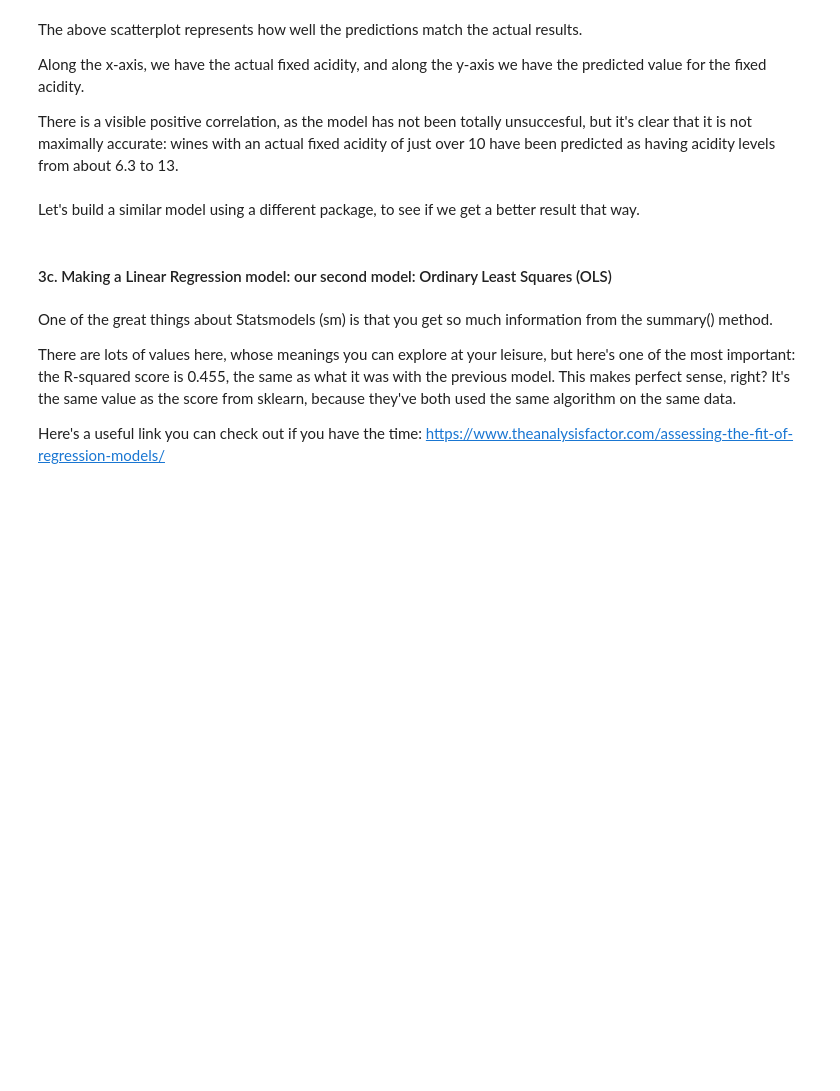
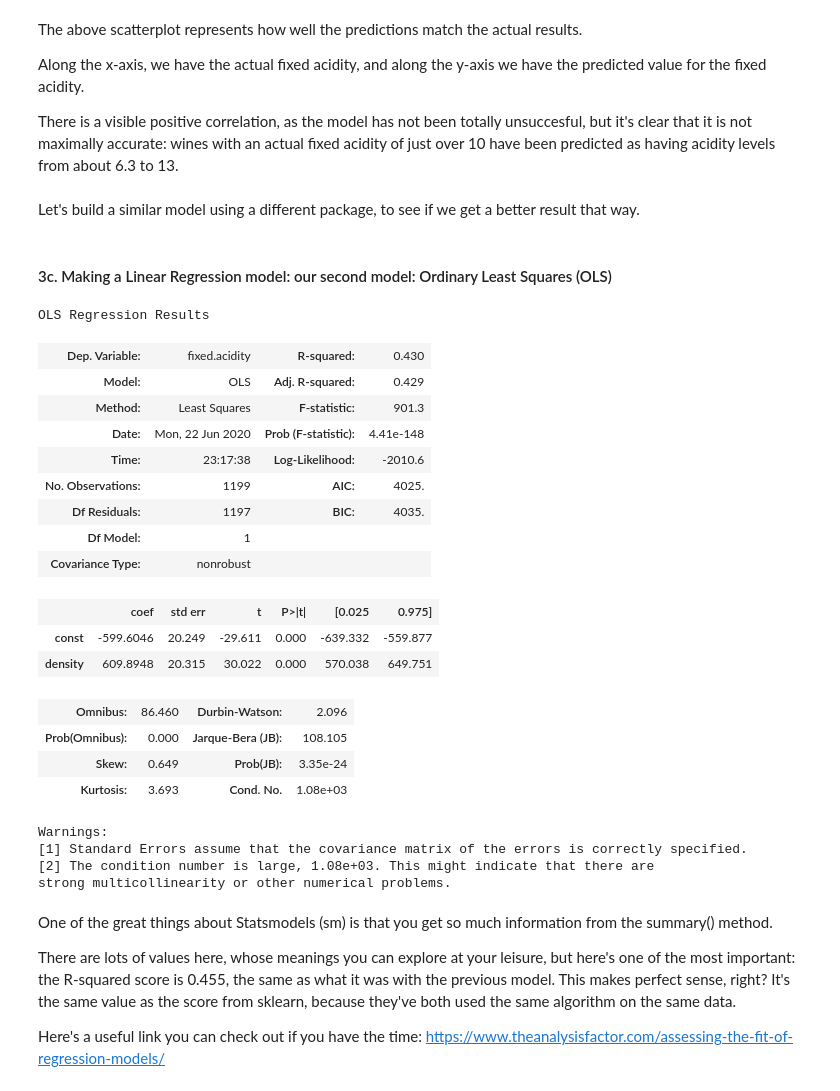
Before and after one commit to Dylan-C-Neal/Springboard-Data-Science-Career-Track, a Jupyter notebook: 11.4 Linear Regression Case Study/Springboard Regression Case Study, Unit 8 - the Red Wine Dataset - Tier 3 (1).ipynb, the cells around one changed output. Cells and saved outputs as stored; diff of their text form; code cells hidden in the pictures; blank space fills up the shorter version.

```diff
--- a/11.4 Linear Regression Case Study/Springboard Regression Case Study, Unit 8 - the Red Wine Dataset - Tier 3 (1).ipynb
+++ b/11.4 Linear Regression Case Study/Springboard Regression Case Study, Unit 8 - the Red Wine Dataset - Tier 3 (1).ipynb
@@ -339,6 +339,28 @@ _ _ _
 # %%
 # Evaluate the model with .summary()
-_ _ _
+model.summary()
+# %% [output]
+OLS Regression Results
+| Dep. Variable: | fixed.acidity | R-squared: | 0.430 |
+| Model: | OLS | Adj. R-squared: | 0.429 |
+| Method: | Least Squares | F-statistic: | 901.3 |
+| Date: | Mon, 22 Jun 2020 | Prob (F-statistic): | 4.41e-148 |
+| Time: | 23:17:38 | Log-Likelihood: | -2010.6 |
+| No. Observations: | 1199 | AIC: | 4025. |
+| Df Residuals: | 1197 | BIC: | 4035. |
+| Df Model: | 1 |  |  |
+| Covariance Type: | nonrobust |  |  |
+|  | coef | std err | t | P>|t| | [0.025 | 0.975] |
+| const | -599.6046 | 20.249 | -29.611 | 0.000 | -639.332 | -559.877 |
+| density | 609.8948 | 20.315 | 30.022 | 0.000 | 570.038 | 649.751 |
+| Omnibus: | 86.460 | Durbin-Watson: | 2.096 |
+| Prob(Omnibus): | 0.000 | Jarque-Bera (JB): | 108.105 |
+| Skew: | 0.649 | Prob(JB): | 3.35e-24 |
+| Kurtosis: | 3.693 | Cond. No. | 1.08e+03 |
+Warnings:
+[1] Standard Errors assume that the covariance matrix of the errors is correctly specified.
+[2] The condition number is large, 1.08e+03. This might indicate that there are
+strong multicollinearity or other numerical problems.
 # %% [markdown]
 One of the great things about Statsmodels (sm) is that you get so much information from the summary() method.
 
```
Also changed, not shown: parts of 12 cells of this notebook.
